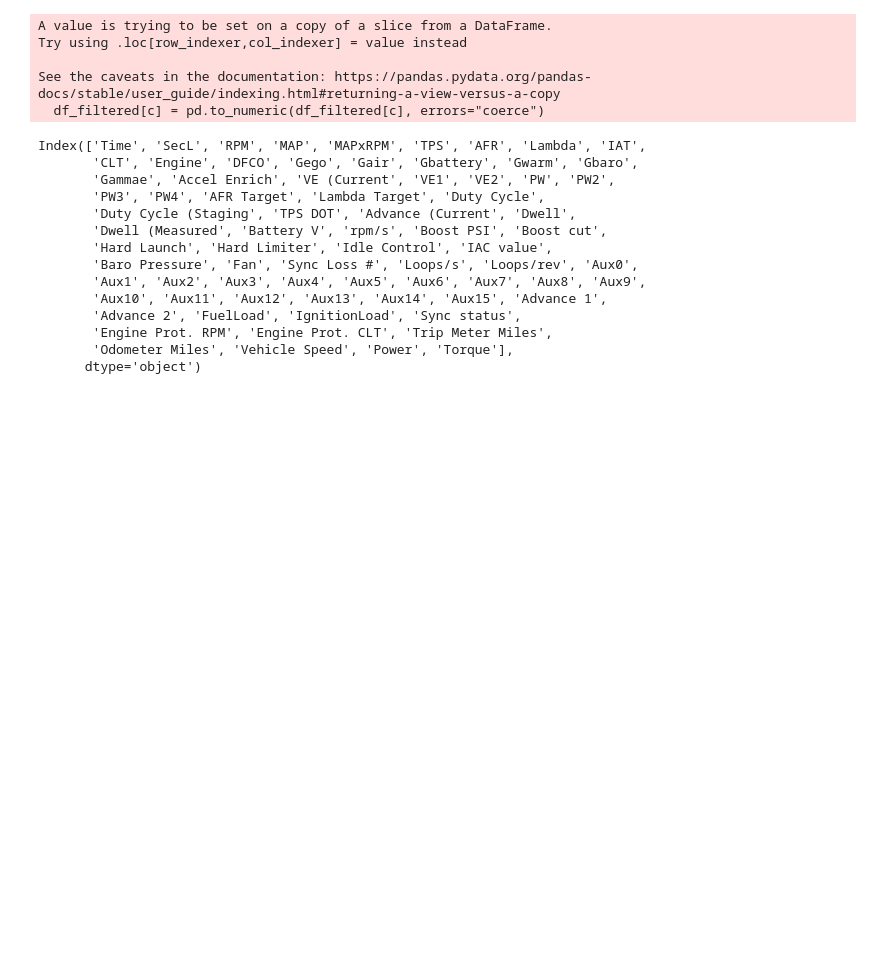
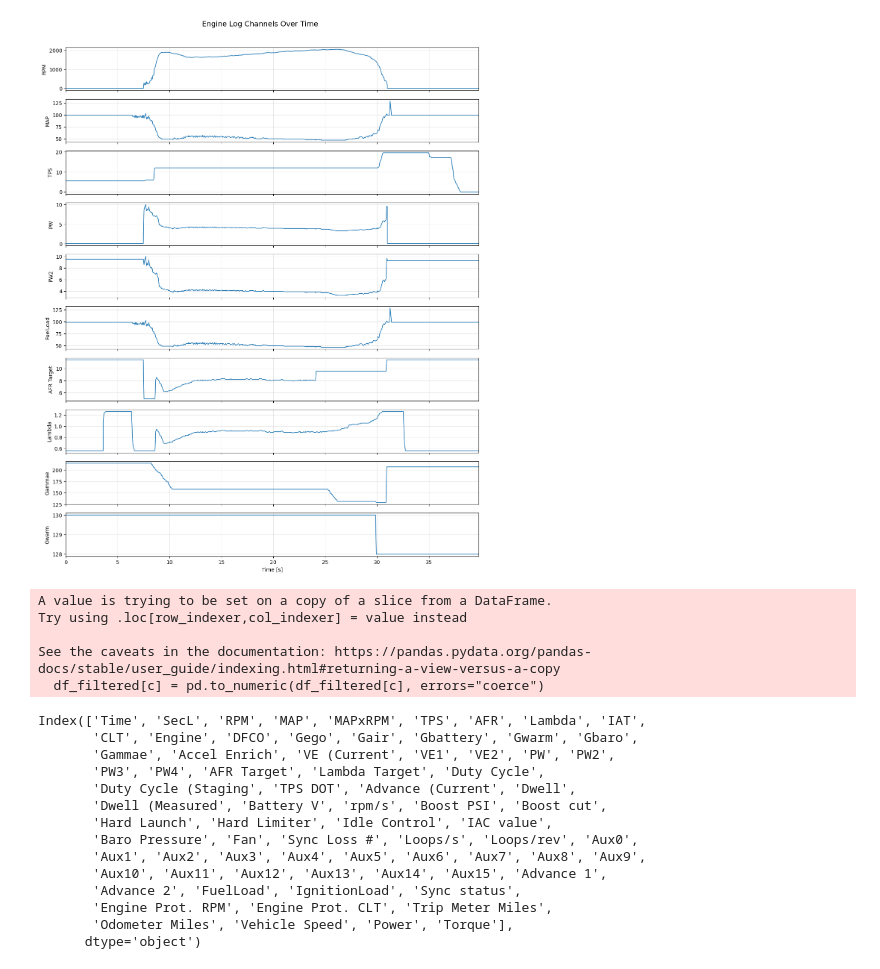
Before and after one commit to Schwarzam/tokyodrift, a Jupyter notebook: dev gustavo.ipynb, the cells around one changed output. Saved outputs shown, nothing was run; the diff lists cells and outputs as text; code cells hidden in the pictures; blank space fills up the shorter version.

```diff
--- a/dev gustavo.ipynb
+++ b/dev gustavo.ipynb
@@ -7,9 +6,9 @@ from helpers.plot_helper import plot_auto_engine_views, plot_partida
 import pandas as pd
 # %%
-df = open_log("golquadrado/logs/pegou5s.msl")
+df = open_log("golquadrado/logs/pegou30s.msl")
 # %%
 #df_filtered = df[238:513]
 # %%
 #df_filtered.to_csv("golquadrado/data/pegou_morreu_filtered.csv", index=False)  # Save the filtered dataframe to a new file
 # %%
-df_filtered = df[df['Time'] >= 200]
+df_filtered = df[df['Time'] >= 225]
@@ -16,3 +32,59 @@ df_filtered = df[df['Time'] >= 200]
+# %%
+import pandas as pd
+import matplotlib.pyplot as plt
+from pathlib import Path
+
+SHOW = False                       # True to pop up each figure
+
+# Downsample/smooth options for huge logs (set both to None to disable)
+DOWNSAMPLE_STEP = None    # e.g., 5  -> take every 5th row
+ROLLING_WINDOW = None     # e.g., 5  -> rolling mean over 5 samples
+
+# === LOAD ===
+df = df_filtered
+
+# Normalize time
+t = pd.to_numeric(df["Time"], errors="coerce")
+t = t - t.iloc[0]
+
+# Define variables to plot (in order)
+channels = [
+    "RPM",
+    "MAP",
+    "TPS",
+    "PW",
+    "PW2",
+    "FuelLoad",
+    "AFR Target",
+    "Lambda",
+    "Gammae",
+    "Gwarm"
+]
+
+# Filter only available ones
+available = [c for c in channels if c in df.columns]
+missing = [c for c in channels if c not in df.columns]
+if missing:
+    print("⚠️ Missing:", missing)
+
+# === Plot all in one figure ===
+n = len(available)
+fig, axes = plt.subplots(n, 1, figsize=(12, 1.5 * n), sharex=True)
+if n == 1:
+    axes = [axes]  # ensure iterable if only one
+
+for ax, col in zip(axes, available):
+    ax.plot(t, df[col], linewidth=1.2)
+    ax.set_ylabel(col)
+    ax.grid(True, alpha=0.3)
+    ax.set_xlim(t.min(), t.max())
+
+axes[-1].set_xlabel("Time [s]")
+fig.suptitle("Engine Log Channels Over Time", fontsize=14, y=0.995)
+plt.tight_layout(rect=[0, 0, 1, 0.98])
+plt.show()
+# %% [output]
+[figure, added]
 # %%
 for c in df_filtered.columns:
     if c in df_filtered.columns:
```
Also changed, not shown: parts of 2 cells of this notebook.
